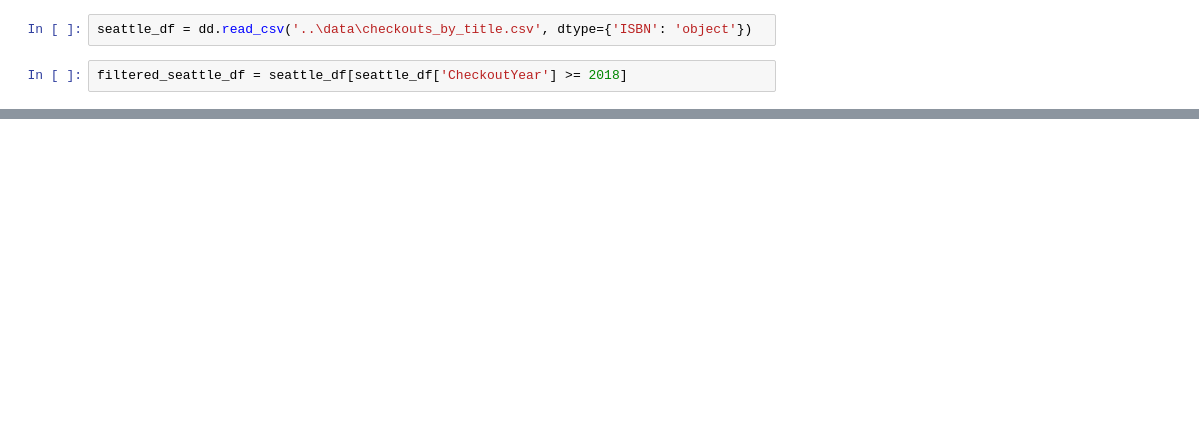
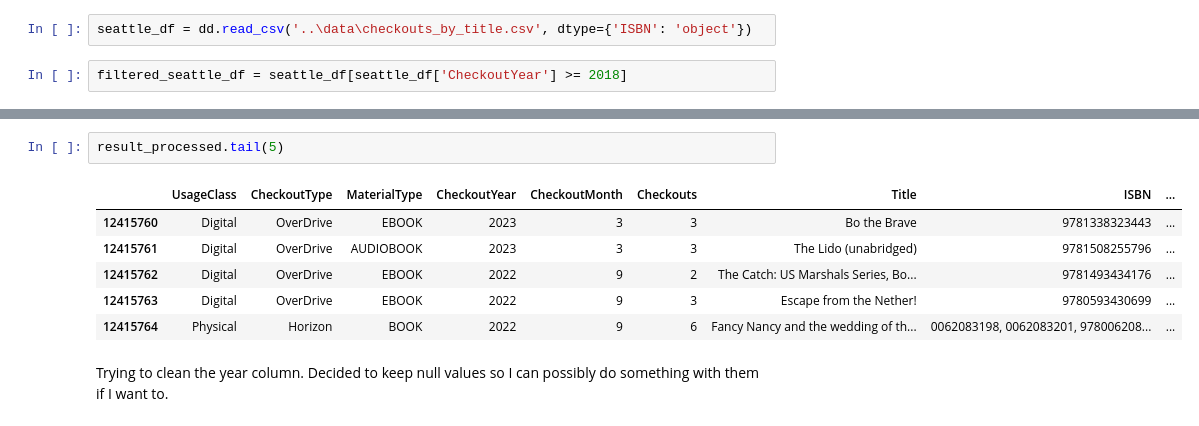
Before and after one commit to Athelize/Capstone_seattle_library, a Jupyter notebook: notebook/stephanie_capstone.ipynb, the cells around one changed output, grey strips where cells are left out. Cells and saved outputs as stored; diff of their text form; blank space fills up the shorter version.

```diff
--- a/notebook/stephanie_capstone.ipynb
+++ b/notebook/stephanie_capstone.ipynb
@@ -67,0 +137,11 @@ result['Possible ISBN-13'] = result['Possible ISBN-13'].str.strip()
+# %%
+result_processed.tail(5)
+# %% [output]
+|  | UsageClass | CheckoutType | MaterialType | CheckoutYear | CheckoutMonth | Checkouts | Title | ISBN | ... |
+| 12415760 | Digital | OverDrive | EBOOK | 2023 | 3 | 3 | Bo the Brave | 9781338323443 | ... |
+| 12415761 | Digital | OverDrive | AUDIOBOOK | 2023 | 3 | 3 | The Lido (unabridged) | 9781508255796 | ... |
+| 12415762 | Digital | OverDrive | EBOOK | 2022 | 9 | 2 | The Catch: US Marshals Series, Bo... | 9781493434176 | ... |
+| 12415763 | Digital | OverDrive | EBOOK | 2022 | 9 | 3 | Escape from the Nether! | 9780593430699 | ... |
+| 12415764 | Physical | Horizon | BOOK | 2022 | 9 | 6 | Fancy Nancy and the wedding of th... | 0062083198, 0062083201, 978006208... | ... |
+# %% [markdown]
+Trying to clean the year column. Decided to keep null values so I can possibly do something with them if I want to.
```
Also changed, not shown: parts of 58 cells of this notebook.
